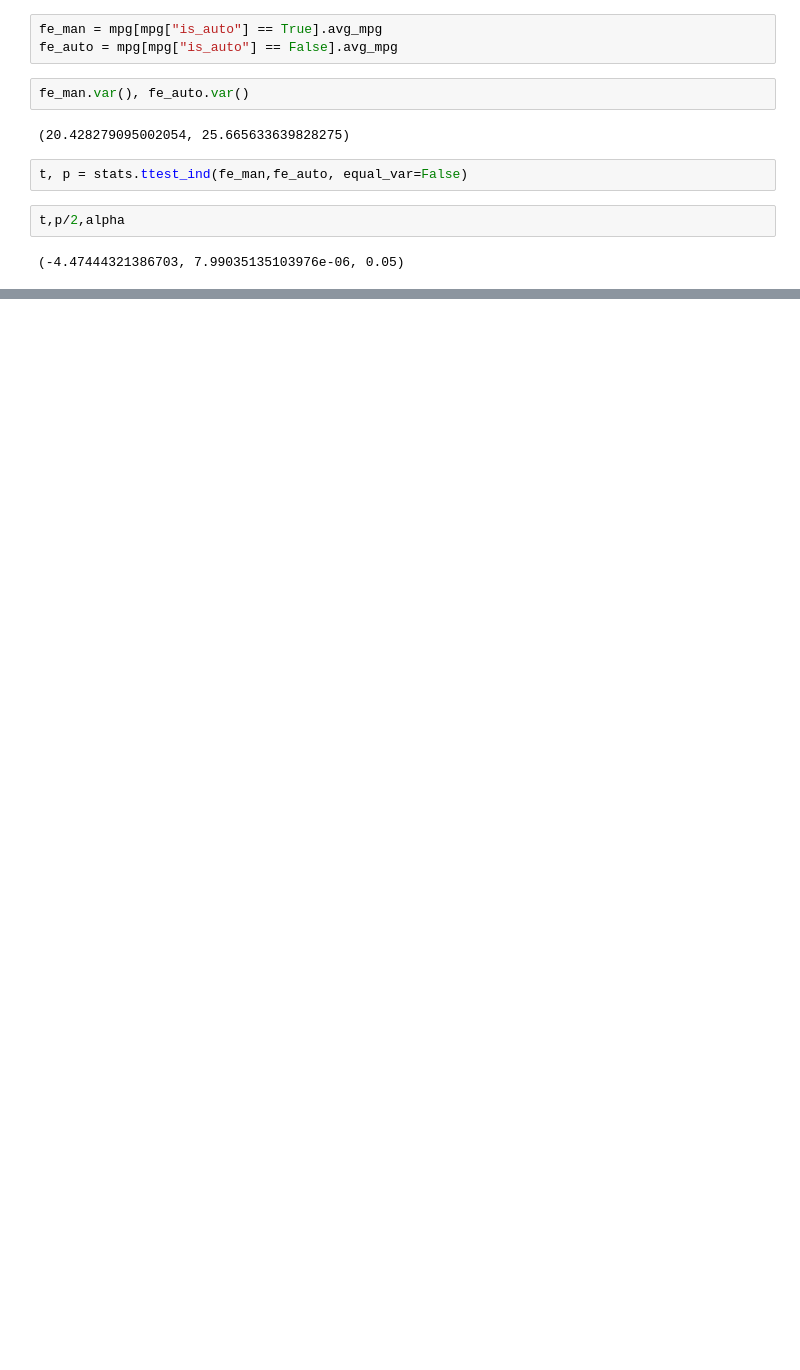
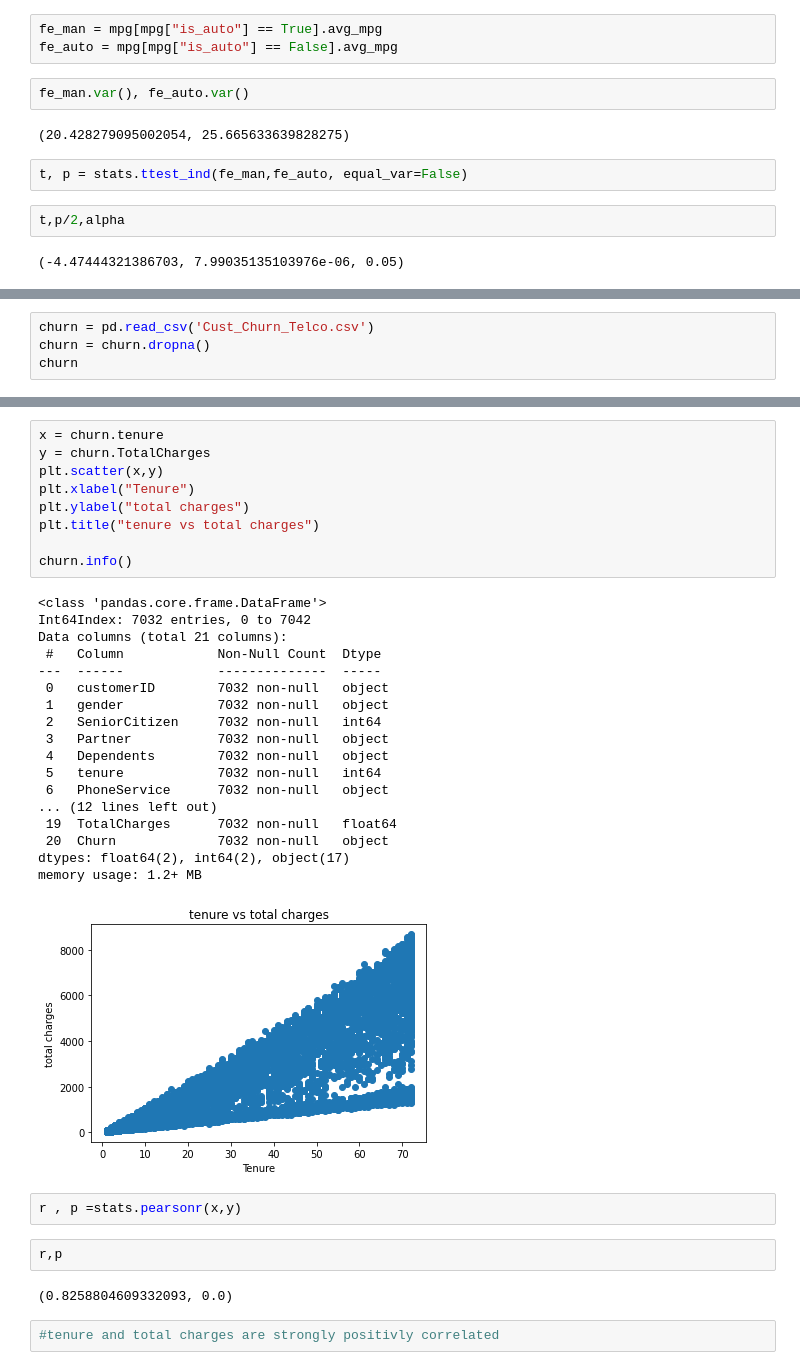
Before and after one commit to carterrxavier/statistics-exercises, a Jupyter notebook: hypothesis_testing.ipynb, the cells around one changed output, grey strips where cells are left out. Cells and saved outputs as stored; diff of their text form; blank space fills up the shorter version.

```diff
--- a/hypothesis_testing.ipynb
+++ b/hypothesis_testing.ipynb
@@ -149,0 +161,4 @@ t,p/2,alpha
+# %%
+churn = pd.read_csv('Cust_Churn_Telco.csv')
+churn = churn.dropna()
+churn
@@ -149,0 +179,36 @@ t,p/2,alpha
+# %%
+x = churn.tenure
+y = churn.TotalCharges
+plt.scatter(x,y)
+plt.xlabel("Tenure")
+plt.ylabel("total charges")
+plt.title("tenure vs total charges")
+
+churn.info()
+# %% [output]
+<class 'pandas.core.frame.DataFrame'>
+Int64Index: 7032 entries, 0 to 7042
+Data columns (total 21 columns):
+ #   Column            Non-Null Count  Dtype
+---  ------            --------------  -----
+ 0   customerID        7032 non-null   object
+ 1   gender            7032 non-null   object
+ 2   SeniorCitizen     7032 non-null   int64
+ 3   Partner           7032 non-null   object
+ 4   Dependents        7032 non-null   object
+ 5   tenure            7032 non-null   int64
+ 6   PhoneService      7032 non-null   object
+... (12 lines left out)
+ 19  TotalCharges      7032 non-null   float64
+ 20  Churn             7032 non-null   object
+dtypes: float64(2), int64(2), object(17)
+memory usage: 1.2+ MB
+[figure, added]
+# %%
+r , p =stats.pearsonr(x,y)
+# %%
+r,p
+# %% [output]
+(0.8258804609332093, 0.0)
+# %%
+#tenure and total charges are strongly positivly correlated
```
Also changed, not shown: parts of 64 cells of this notebook.
